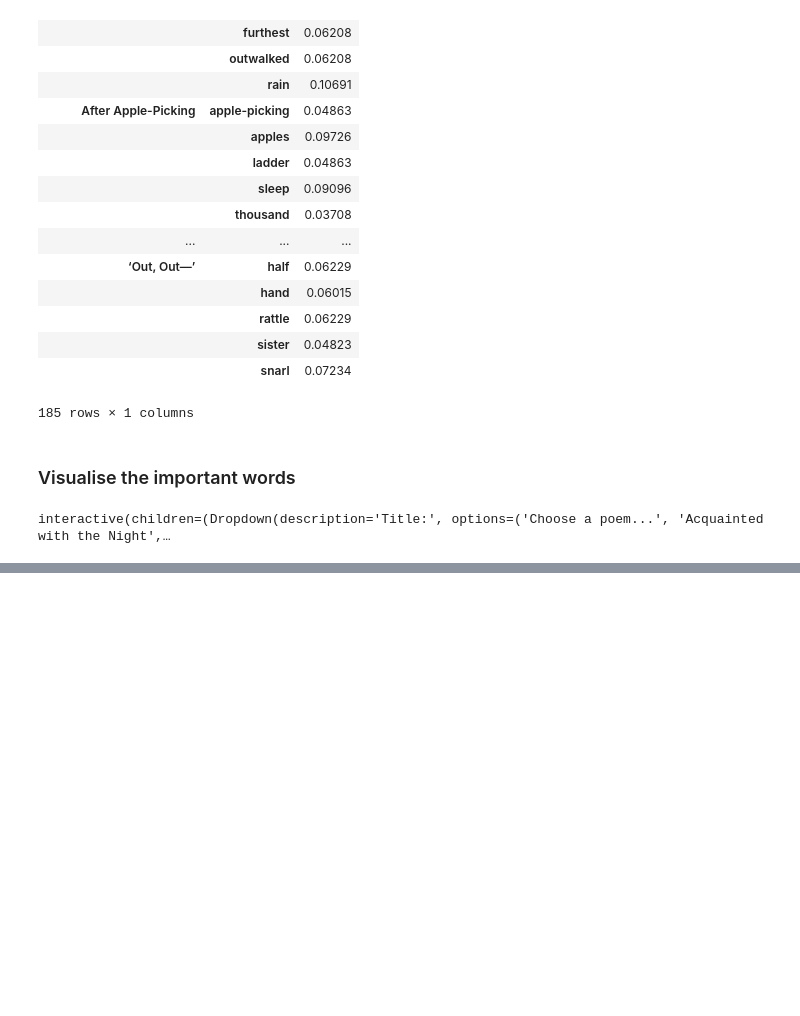
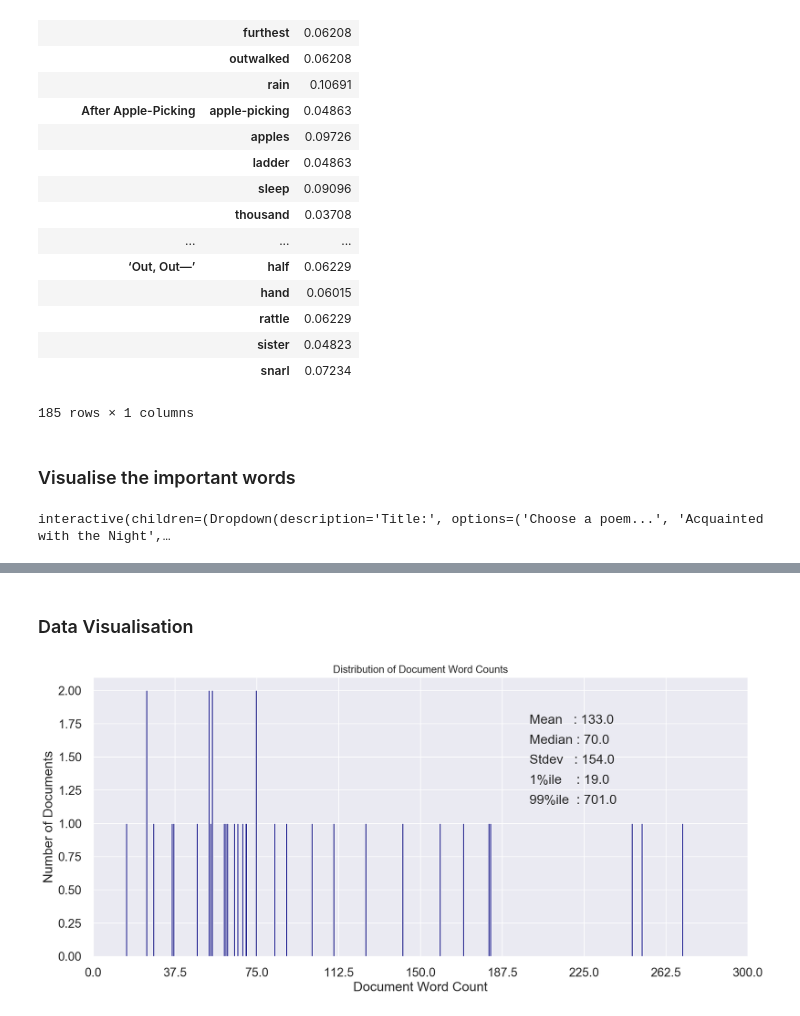
Before and after one commit to rochiecuevas/poetry, a Jupyter notebook: Frost_NLP.ipynb, the cells around one changed output, grey strips where cells are left out. Drawn from its saved outputs; the diff is of its cells as text; code cells hidden in the pictures; blank space fills up the shorter version.

```diff
--- a/Frost_NLP.ipynb
+++ b/Frost_NLP.ipynb
@@ -320,0 +461,4 @@ interactive(children=(Dropdown(description='Title:', options=('Choose a poem...'
+# %%
+# Keywords for the top 10 topics
+doc_lda = lda_model[corpus]
+pprint(lda_model.print_topics())
@@ -320,0 +569,21 @@ interactive(children=(Dropdown(description='Title:', options=('Choose a poem...'
+# %% [markdown]
+### Data Visualisation
+# %%
+# Length of text per tokenised abstract
+doc_lens = [len(d) for d in df_dominant_topic.Text]
+
+plt.figure(figsize = (16,7), dpi = 160)
+plt.hist(doc_lens, bins = 1000, color='navy')
+plt.text(200, 1.75, "Mean   : " + str(round(np.mean(doc_lens))))
+plt.text(200, 1.60, "Median : " + str(round(np.median(doc_lens))))
+plt.text(200, 1.45, "Stdev   : " + str(round(np.std(doc_lens))))
+plt.text(200, 1.30, "1%ile    : " + str(round(np.quantile(doc_lens, q = 0.01))))
+plt.text(200, 1.15, "99%ile  : " + str(round(np.quantile(doc_lens, q = 0.99))))
+
+plt.gca().set(xlim = (0, 300), ylabel = 'Number of Documents', xlabel = 'Document Word Count')
+plt.tick_params(size = 12)
+plt.xticks(np.linspace(0, 300, 9))
+plt.title('Distribution of Document Word Counts', fontdict = dict(size = 14))
+plt.show()
+# %% [output]
+[figure, added]
```
Also changed, not shown: parts of 28 cells of this notebook.
